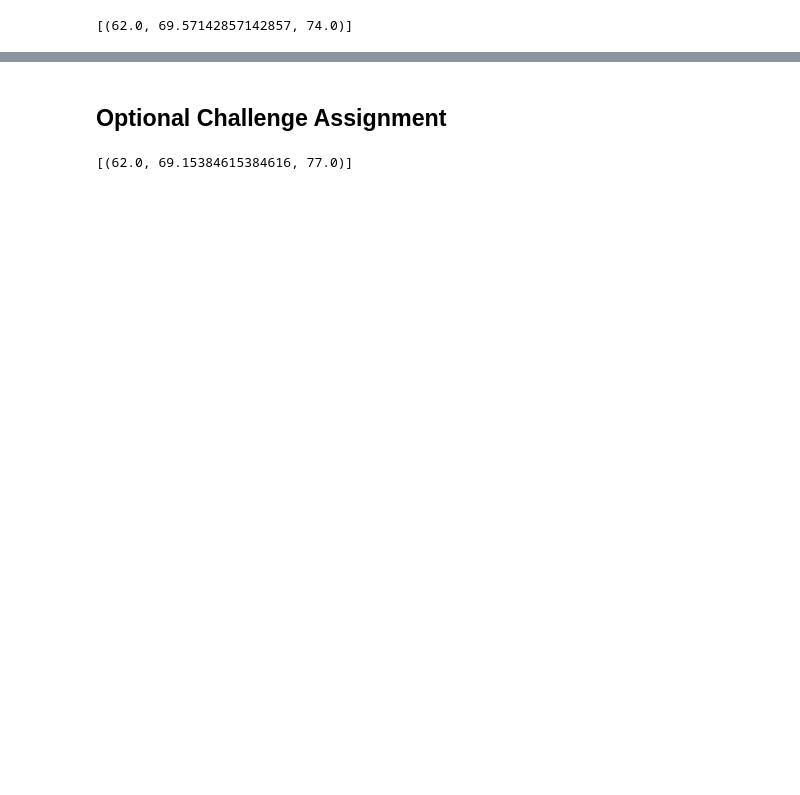
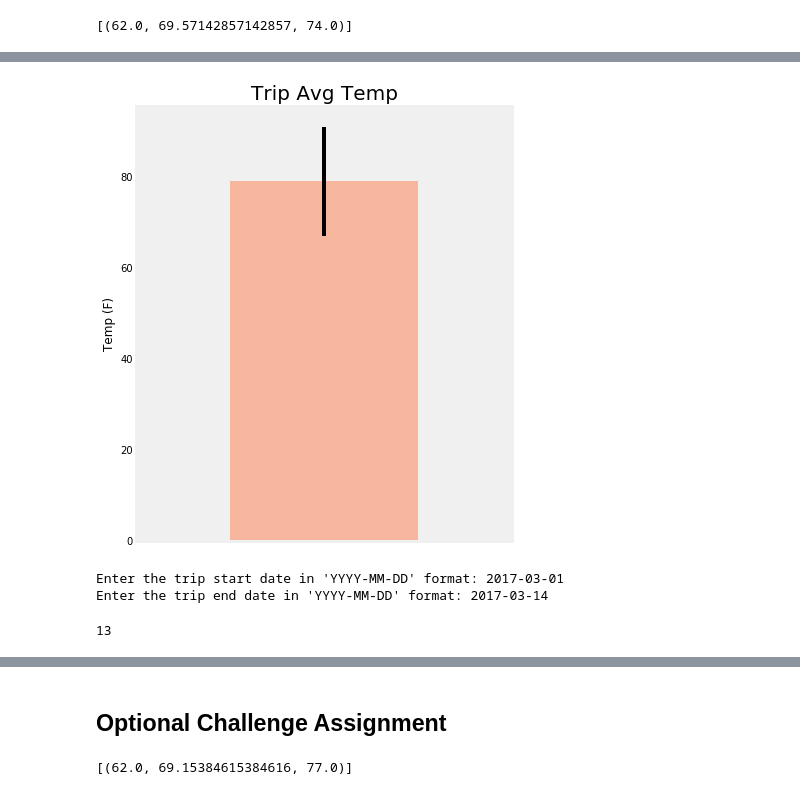
Before and after one commit to JayshreeManiar/Advanced_Data, a Jupyter notebook: climate_starter.ipynb, the cells around one changed output, grey strips where cells are left out. Cells and saved outputs as stored; diff of their text form; code cells hidden in the pictures; blank space fills up the shorter version.

```diff
--- a/climate_starter.ipynb
+++ b/climate_starter.ipynb
@@ -149,4 +239,14 @@ print(calc_temps('2012-02-28', '2012-03-05'))
 # Use "Trip Avg Temp" as your Title
 # Use the average temperature for the y value
 # Use the peak-to-peak (tmax-tmin) value as the y error bar (yerr)
+trip_df = pd.DataFrame(temp_pre_year, columns=['Min Temp', 'Avg Temp', 'Max Temp'])
+avg_temp = trip_df['Avg Temp']
+min_max_temp = trip_df.iloc[0]['Max Temp'] - trip_df.iloc[0]['Min Temp']
+avg_temp.plot(kind='bar', yerr=min_max_temp, figsize=(6,8), alpha=0.5, color='coral')
+plt.title("Trip Avg Temp", fontsize=20)
+plt.ylabel("Temp (F)")
+plt.xticks([])
+plt.grid()
+
+plt.show()
 # %% [output]
@@ -154,0 +253,8 @@ print(calc_temps('2012-02-28', '2012-03-05'))
+[figure, added]
+# %%
+# Calculate previous year's date based on the current trip start & end dates
+Trip_start_date = input("Enter the trip start date in 'YYYY-MM-DD' format: ")
+Trip_end_date = input("Enter the trip end date in 'YYYY-MM-DD' format: ")
+# %% [output]
+Enter the trip start date in 'YYYY-MM-DD' format: 2017-03-01
+Enter the trip end date in 'YYYY-MM-DD' format: 2017-03-14
@@ -154,0 +265,5 @@ print(calc_temps('2012-02-28', '2012-03-05'))
+# %%
+totaltrip = (abs((tstart-tend).days))
+totaltrip
+# %% [output]
+13
```
Also changed, not shown: parts of 19 cells of this notebook.
